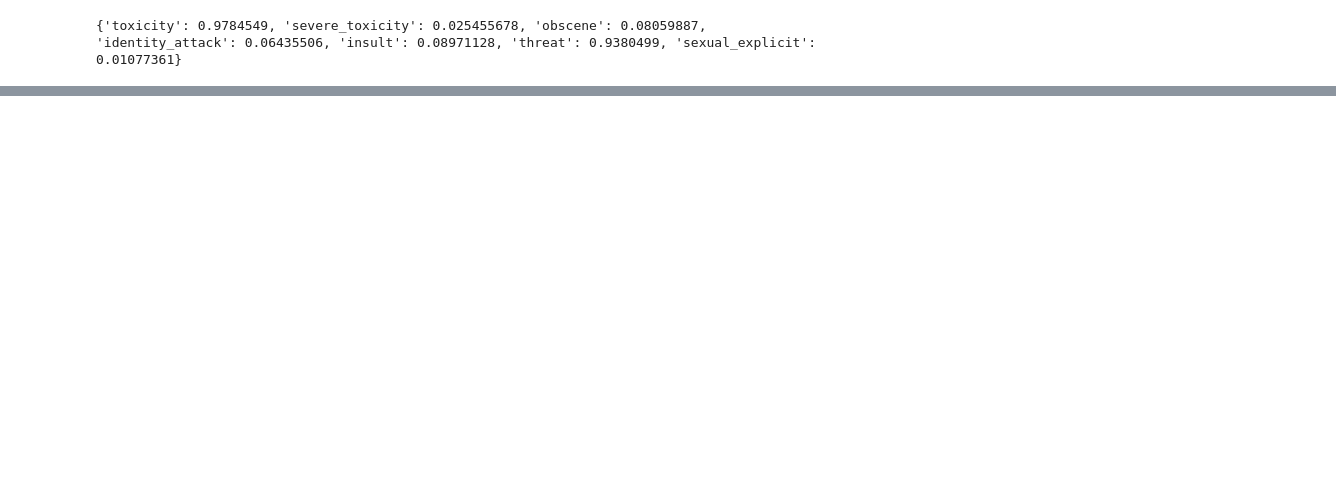
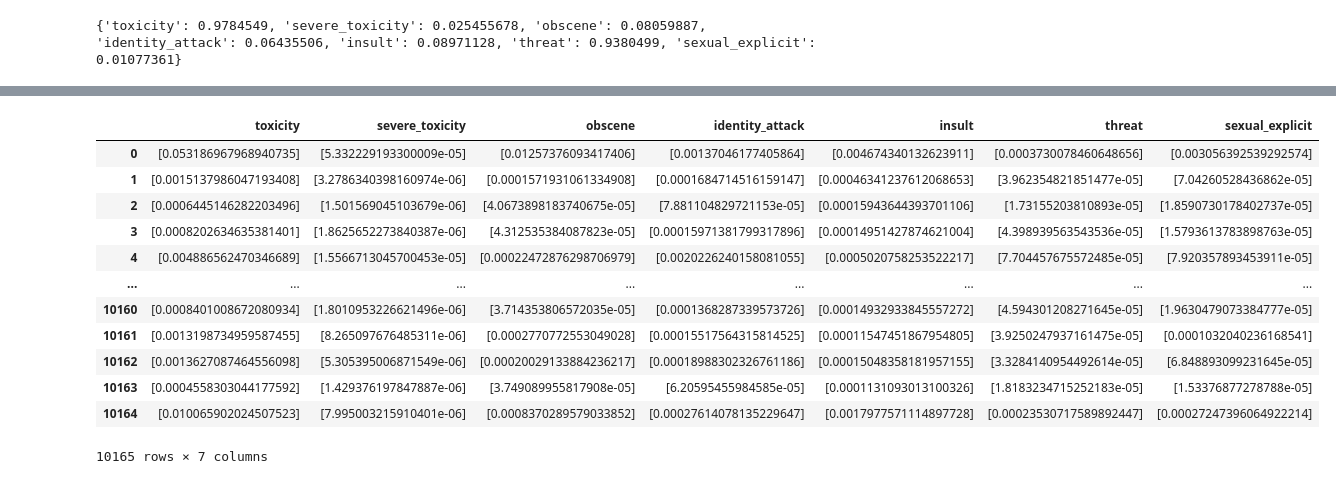
Before and after one commit to zamborg/deepGenProj, a Jupyter notebook: toxicity_evaluation.ipynb, the cells around one changed output, grey strips where cells are left out. Cells and saved outputs as stored; diff of their text form; code cells hidden in the pictures; blank space fills up the shorter version.

```diff
--- a/toxicity_evaluation.ipynb
+++ b/toxicity_evaluation.ipynb
@@ -67,0 +149,16 @@ print(results)
+# %%
+user_scores_pd
+# %% [output]
+|  | toxicity | severe_toxicity | obscene | identity_attack | insult | threat | sexual_explicit |
+| 0 | [0.053186967968940735] | [5.332229193300009e-05] | [0.01257376093417406] | [0.00137046177405864] | [0.004674340132623911] | [0.0003730078460648656] | [0.003056392539292574] |
+| 1 | [0.0015137986047193408] | [3.2786340398160974e-06] | [0.0001571931061334908] | [0.0001684714516159147] | [0.00046341237612068653] | [3.962354821851477e-05] | [7.04260528436862e-05] |
+| 2 | [0.0006445146282203496] | [1.501569045103679e-06] | [4.0673898183740675e-05] | [7.881104829721153e-05] | [0.00015943644393701106] | [1.73155203810893e-05] | [1.8590730178402737e-05] |
+| 3 | [0.0008202634635381401] | [1.8625652273840387e-06] | [4.312535384087823e-05] | [0.00015971381799317896] | [0.00014951427874621004] | [4.398939563543536e-05] | [1.5793613783898763e-05] |
+| 4 | [0.004886562470346689] | [1.5566713045700453e-05] | [0.00022472876298706979] | [0.0020226240158081055] | [0.0005020758253522217] | [7.704457675572485e-05] | [7.920357893453911e-05] |
+| ... | ... | ... | ... | ... | ... | ... | ... |
+| 10160 | [0.0008401008672080934] | [1.8010953226621496e-06] | [3.714353806572035e-05] | [0.0001368287339573726] | [0.00014932933845557272] | [4.594301208271645e-05] | [1.9630479073384777e-05] |
+| 10161 | [0.0013198734959587455] | [8.265097676485311e-06] | [0.0002770772553049028] | [0.00015517564315814525] | [0.00011547451867954805] | [3.9250247937161475e-05] | [0.0001032040236168541] |
+| 10162 | [0.0013627087464556098] | [5.305395006871549e-06] | [0.00020029133884236217] | [0.00018988302326761186] | [0.00015048358181957155] | [3.3284140954492614e-05] | [6.848893099231645e-05] |
+| 10163 | [0.0004558303044177592] | [1.429376197847887e-06] | [3.749089955817908e-05] | [6.20595455984585e-05] | [0.0001131093013100326] | [1.8183234715252183e-05] | [1.53376877278788e-05] |
+| 10164 | [0.010065902024507523] | [7.995003215910401e-06] | [0.0008370289579033852] | [0.00027614078135229647] | [0.0017977571114897728] | [0.00023530717589892447] | [0.00027247396064922214] |
+10165 rows × 7 columns
```
Also changed, not shown: parts of 20 cells of this notebook, 3 other files.
